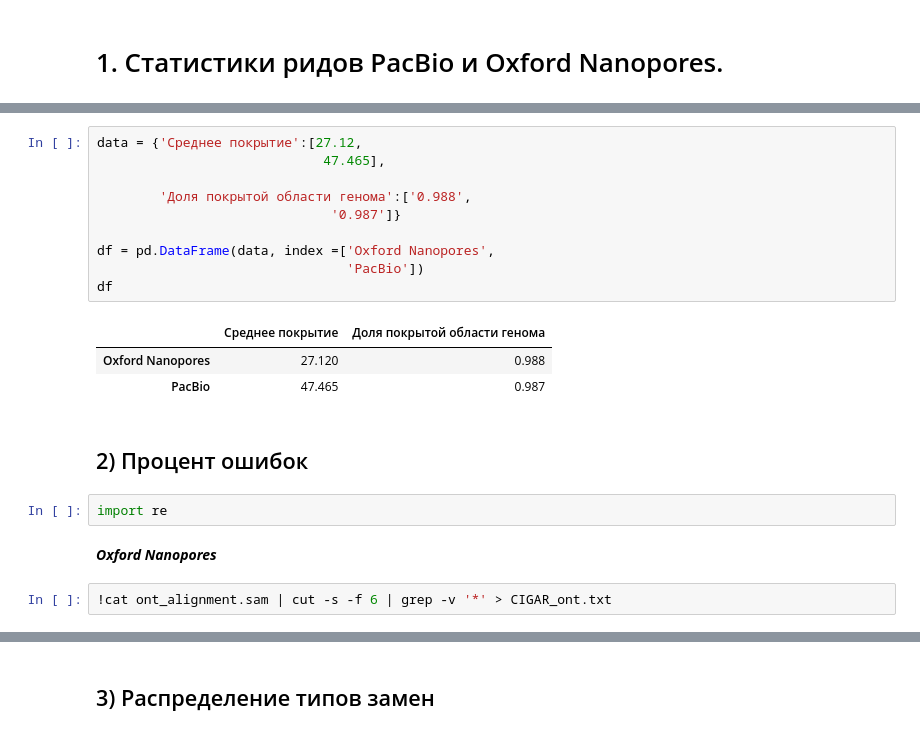
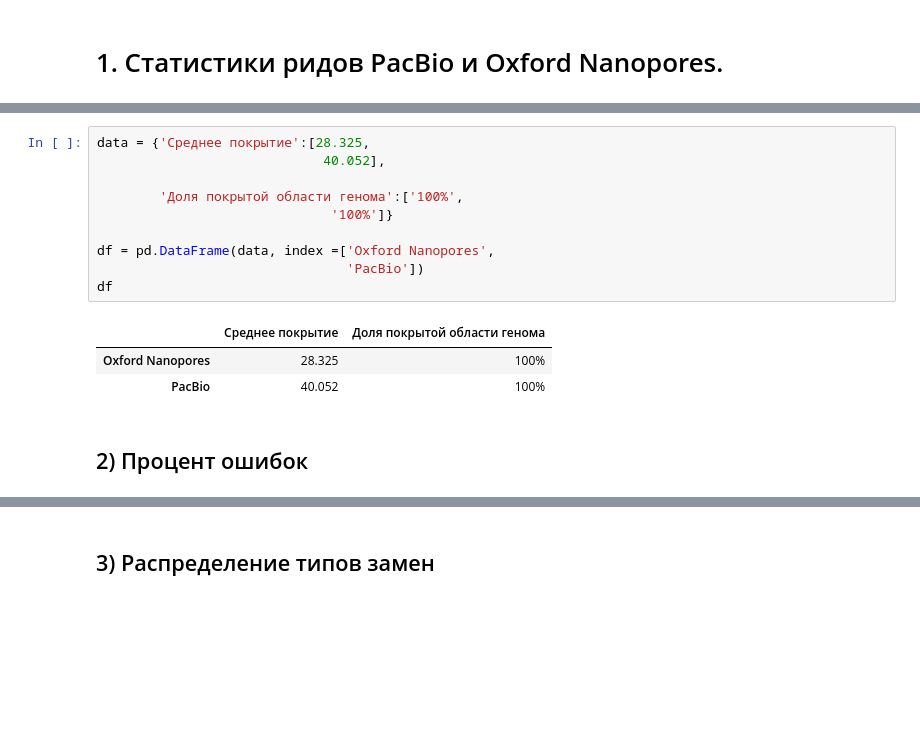
Before and after one commit to ainesko/NGS-HW, a Jupyter notebook: NGS3.ipynb, the cells around one changed output, grey strips where cells are left out. Cells and saved outputs as stored; diff of their text form; blank space fills up the shorter version.

```diff
--- a/NGS3.ipynb
+++ b/NGS3.ipynb
@@ -276,22 +269,16 @@ coverage('pacbio_alignment.sam')
 # %%
-data = {'Среднее покрытие':[27.12,
-                             47.465],
+data = {'Среднее покрытие':[28.325,
+                             40.052],
 
-        'Доля покрытой области генома':['0.988',
-                              '0.987']}
+        'Доля покрытой области генома':['100%',
+                              '100%']}
 
 df = pd.DataFrame(data, index =['Oxford Nanopores',
                                 'PacBio'])
 df
 # %% [output]
 |  | Среднее покрытие | Доля покрытой области генома |
-| Oxford Nanopores | 27.120 | 0.988 |
-| PacBio | 47.465 | 0.987 |
+| Oxford Nanopores | 28.325 | 100% |
+| PacBio | 40.052 | 100% |
 # %% [markdown]
 ## 2) Процент ошибок
-# %%
-import re
-# %% [markdown]
-***Oxford Nanopores***
-# %%
-!cat ont_alignment.sam | cut -s -f 6 | grep -v '*' > CIGAR_ont.txt
```
Also changed, not shown: parts of 67 cells of this notebook.
